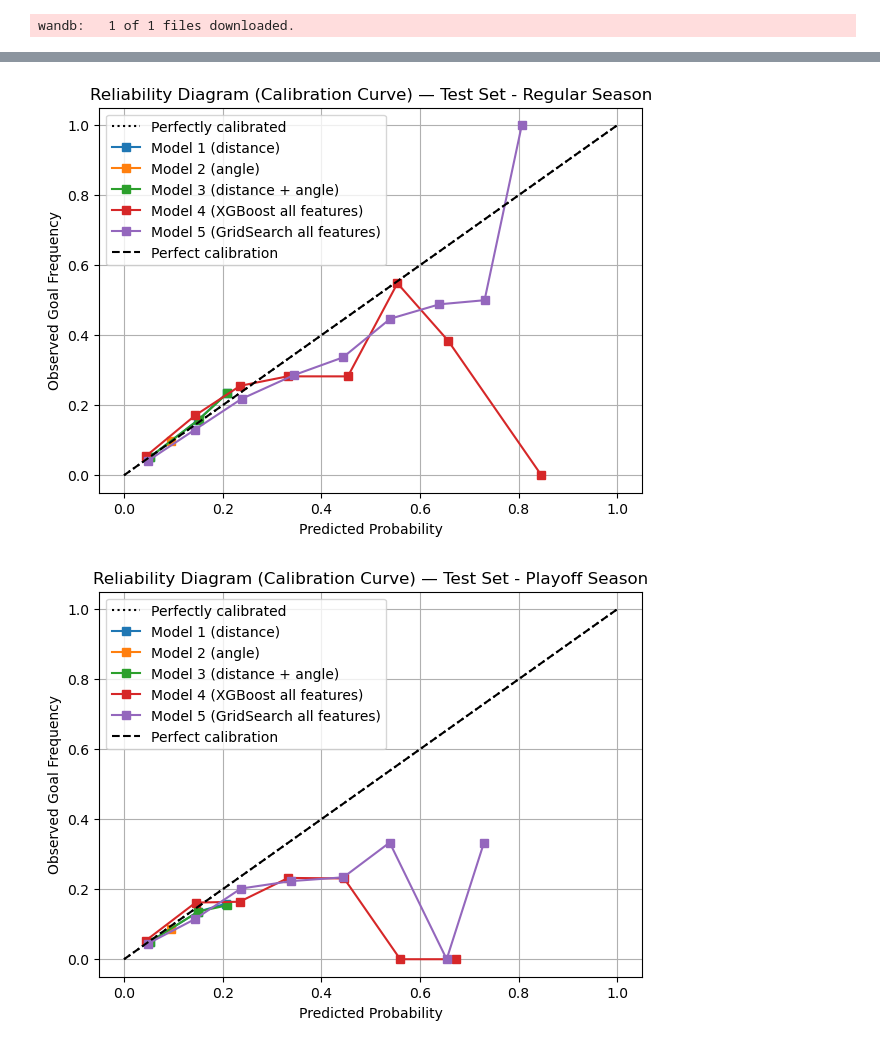
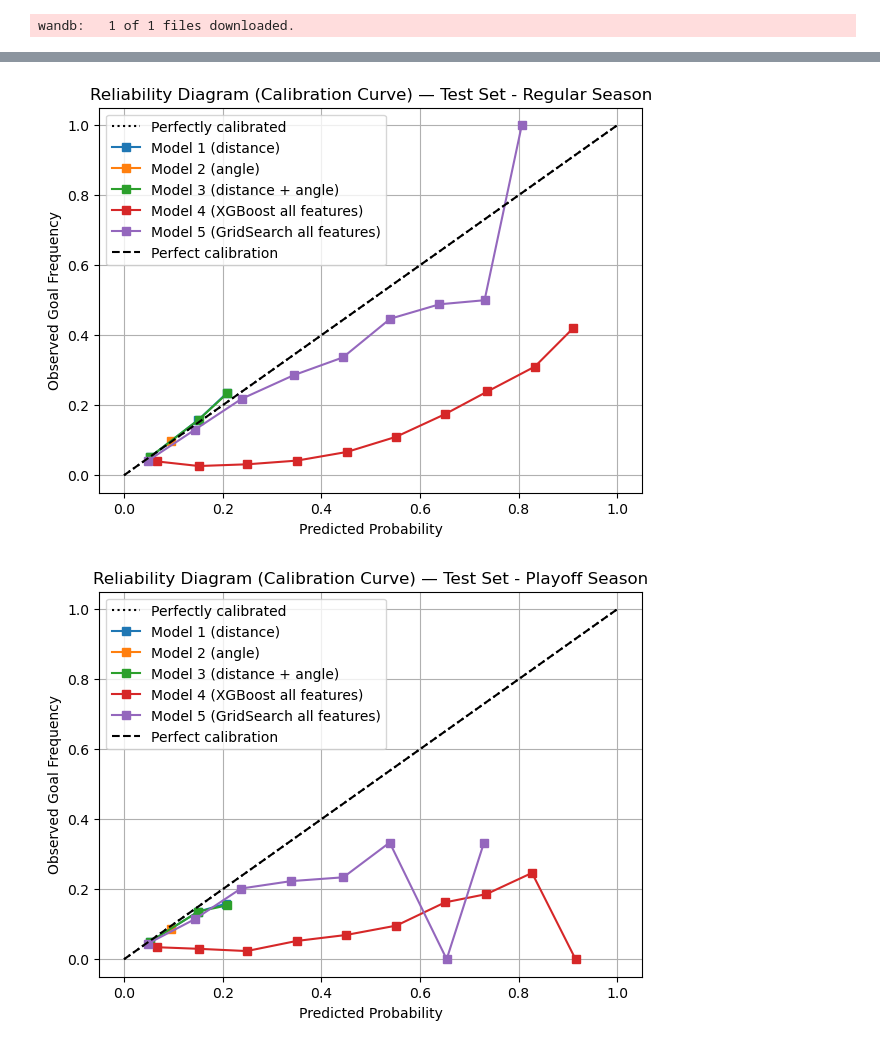
Before and after one commit to d1amondb0t/ift-6758-m1, a Jupyter notebook: notebooks/tests.ipynb, the cells around one changed output, grey strips where cells are left out. Saved outputs shown, nothing was run; the diff lists cells and outputs as text; code cells hidden in the pictures.

```diff
--- a/notebooks/tests.ipynb
+++ b/notebooks/tests.ipynb
@@ -82,5 +78,5 @@ numerical_cols = X_test_eng_one_playoff.select_dtypes(include=['number']).column
 median_values = X_test_eng_one_playoff[numerical_cols].median()
 X_test_eng_one_playoff[numerical_cols] = X_test_eng_one_playoff[numerical_cols].fillna(median_values)
 # %%
-df = feature_engineering_two(years=range(2016, 2021), download_from_scratch=False)
+df = feature_engineering_two(years=range(2020, 2021), download_from_scratch=True) #We don't need to call the entire thing, now that we have the preprocessors stored in wand
 # %%
@@ -152,0 +141,2 @@ X_train_val = adjustments(X_train_val)
+# %%
+one_hot_encoder, scaler = adv.load_encoders_from_wanddb()
@@ -153,30 +156,20 @@ X_train_val = adjustments(X_train_val)
 # %%
-X_train2, X_val2, y_train2, y_val2 = train_test_split(
-    X_train_val, y_train_val, test_size=0.2, random_state=42, stratify=y_train_val
-)
 
 exclude_cols = ['shot_type', 'previous_event_name', 'rebound']
 
 num_cols = [
-    col for col in X_train2.columns
-    if col not in exclude_cols and X_train2[col].dtype in ['float64', 'int64']
+    col for col in X_test_eng_two_regular.columns
+    if col not in exclude_cols and X_test_eng_two_regular[col].dtype in ['float64', 'int64']
 ]
-
-scaler = StandardScaler()
-X_train2[num_cols] = scaler.fit_transform(X_train2[num_cols])
 X_test_eng_two_regular[num_cols] = scaler.transform(X_test_eng_two_regular[num_cols])
 X_test_eng_two_playoff[num_cols] = scaler.transform(X_test_eng_two_playoff[num_cols])
 
-X_train2, ohe = adv.change_to_one_hot(
-    X_train2, ['shot_type', 'previous_event_name'], ohe=None
-)
-
 X_test_eng_two_regular, _ = adv.change_to_one_hot(
-    X_test_eng_two_regular, ['shot_type', 'previous_event_name'], ohe=ohe
+    X_test_eng_two_regular, ['shot_type', 'previous_event_name'], ohe=one_hot_encoder
 )
 
 X_test_eng_two_playoff, _ = adv.change_to_one_hot(
-    X_test_eng_two_playoff, ['shot_type', 'previous_event_name'], ohe=ohe
+    X_test_eng_two_playoff, ['shot_type', 'previous_event_name'], ohe=one_hot_encoder
 )
 # %%
 
@@ -382,35 +370,35 @@ CalibrationDisplay.from_predictions(
     name="Model 3 (distance + angle)",
     ax=plt.gca()
 )
 
 # Model 4 (random baseline)
 CalibrationDisplay.from_predictions(
     y_test_eng_two_regular,
-    y_pred_proba_4_regular_rel,
+    y_pred_proba_4_regular,
     n_bins=10,
     name="Model 4 (XGBoost all features)",
     ax=plt.gca()
 )
 
 
 # Model 5 (XGBoost all features)
 CalibrationDisplay.from_predictions(
     y_test_eng_two_regular,
     y_pred_proba_5_regular,
     n_bins=10,
     name="Model 5 (GridSearch all features)",
     ax=plt.gca()
 )
 
 plt.plot([0, 1], [0, 1], "k--", label="Perfect calibration")
 plt.xlabel("Predicted Probability")
 plt.ylabel("Observed Goal Frequency")
 plt.title("Reliability Diagram (Calibration Curve) — Test Set - Regular Season")
 plt.legend()
 plt.grid(True)
 plt.show()
 # %% [output]
-[figure, old version]
+[figure, new version]
 # %%
 plt.figure(figsize=(7,5))
 
@@ -444,7 +432,7 @@ CalibrationDisplay.from_predictions(
 # Model 4 (random baseline)
 CalibrationDisplay.from_predictions(
     y_test_eng_two_playoff,
-    y_pred_proba_4_playoff_rel,
+    y_pred_proba_4_playoff,
     n_bins=10,
     name="Model 4 (XGBoost all features)",
     ax=plt.gca()
@@ -467,4 +455,4 @@ plt.legend()
 plt.grid(True)
 plt.show()
 # %% [output]
-[figure, old version]
+[figure, new version]
```
Also changed, not shown: parts of 16 cells of this notebook, 12 other files.
